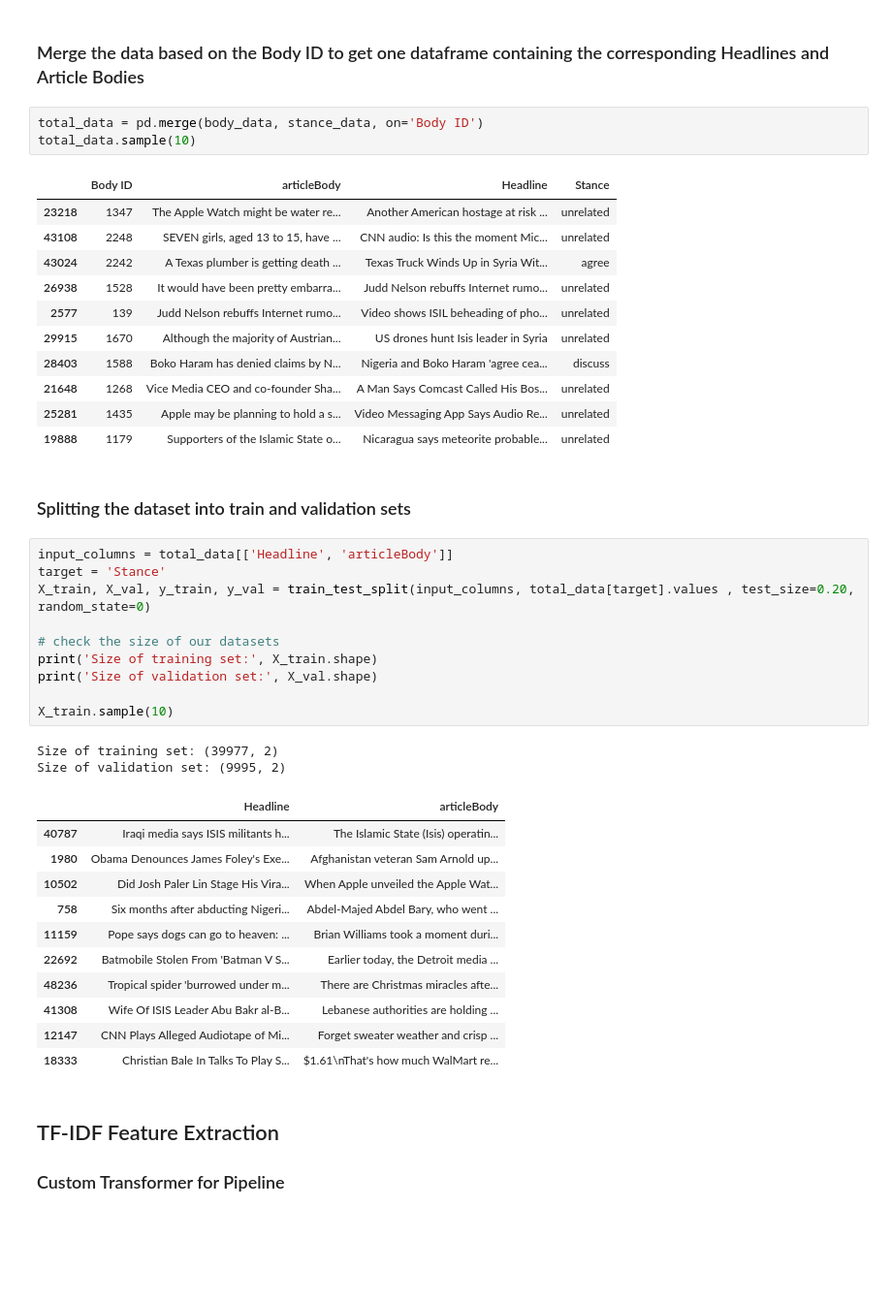
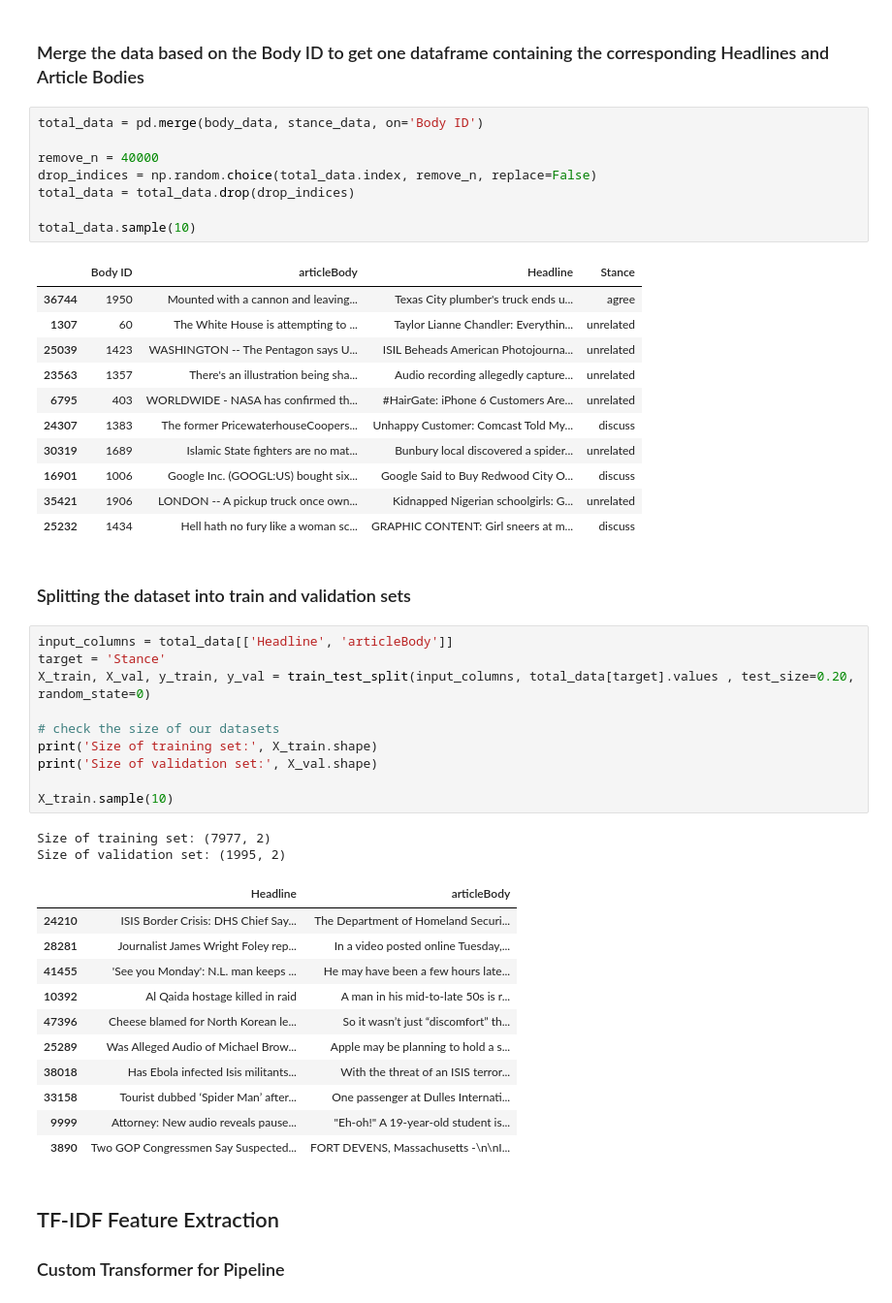
Before and after one commit to FaiZaman/Fake-News-Detection-with-Natural-Language-Processing, a Jupyter notebook: Fake_News_Challenge_Classifier.ipynb, the cells around one changed output. Shown at 97% size. Drawn from its saved outputs; the diff is of its cells as text; blank space fills up the shorter version.

```diff
--- a/Fake_News_Challenge_Classifier.ipynb
+++ b/Fake_News_Challenge_Classifier.ipynb
@@ -44,19 +50,24 @@ body_data.sample(10)
 ### Merge the data based on the Body ID to get one dataframe containing the corresponding Headlines and Article Bodies
 # %%
 total_data = pd.merge(body_data, stance_data, on='Body ID')
+
+remove_n = 40000
+drop_indices = np.random.choice(total_data.index, remove_n, replace=False)
+total_data = total_data.drop(drop_indices)
+
 total_data.sample(10)
 # %% [output]
 |  | Body ID | articleBody | Headline | Stance |
-| 23218 | 1347 | The Apple Watch might be water re... | Another American hostage at risk ... | unrelated |
-| 43108 | 2248 | SEVEN girls, aged 13 to 15, have ... | CNN audio: Is this the moment Mic... | unrelated |
-| 43024 | 2242 | A Texas plumber is getting death ... | Texas Truck Winds Up in Syria Wit... | agree |
-| 26938 | 1528 | It would have been pretty embarra... | Judd Nelson rebuffs Internet rumo... | unrelated |
-| 2577 | 139 | Judd Nelson rebuffs Internet rumo... | Video shows ISIL beheading of pho... | unrelated |
-| 29915 | 1670 | Although the majority of Austrian... | US drones hunt Isis leader in Syria | unrelated |
-| 28403 | 1588 | Boko Haram has denied claims by N... | Nigeria and Boko Haram 'agree cea... | discuss |
-| 21648 | 1268 | Vice Media CEO and co-founder Sha... | A Man Says Comcast Called His Bos... | unrelated |
-| 25281 | 1435 | Apple may be planning to hold a s... | Video Messaging App Says Audio Re... | unrelated |
-| 19888 | 1179 | Supporters of the Islamic State o... | Nicaragua says meteorite probable... | unrelated |
+| 36744 | 1950 | Mounted with a cannon and leaving... | Texas City plumber's truck ends u... | agree |
+| 1307 | 60 | The White House is attempting to ... | Taylor Lianne Chandler: Everythin... | unrelated |
+| 25039 | 1423 | WASHINGTON -- The Pentagon says U... | ISIL Beheads American Photojourna... | unrelated |
+| 23563 | 1357 | There's an illustration being sha... | Audio recording allegedly capture... | unrelated |
+| 6795 | 403 | WORLDWIDE - NASA has confirmed th... | #HairGate: iPhone 6 Customers Are... | unrelated |
+| 24307 | 1383 | The former PricewaterhouseCoopers... | Unhappy Customer: Comcast Told My... | discuss |
+| 30319 | 1689 | Islamic State fighters are no mat... | Bunbury local discovered a spider... | unrelated |
+| 16901 | 1006 | Google Inc. (GOOGL:US) bought six... | Google Said to Buy Redwood City O... | discuss |
+| 35421 | 1906 | LONDON -- A pickup truck once own... | Kidnapped Nigerian schoolgirls: G... | unrelated |
+| 25232 | 1434 | Hell hath no fury like a woman sc... | GRAPHIC CONTENT: Girl sneers at m... | discuss |
 # %% [markdown]
 ### Splitting the dataset into train and validation sets
 # %%
@@ -70,19 +81,19 @@ print('Size of validation set:', X_val.shape)
 
 X_train.sample(10)
 # %% [output]
-Size of training set: (39977, 2)
-Size of validation set: (9995, 2)
+Size of training set: (7977, 2)
+Size of validation set: (1995, 2)
 |  | Headline | articleBody |
-| 40787 | Iraqi media says ISIS militants h... | The Islamic State (Isis) operatin... |
-| 1980 | Obama Denounces James Foley's Exe... | Afghanistan veteran Sam Arnold up... |
-| 10502 | Did Josh Paler Lin Stage His Vira... | When Apple unveiled the Apple Wat... |
-| 758 | Six months after abducting Nigeri... | Abdel-Majed Abdel Bary, who went ... |
-| 11159 | Pope says dogs can go to heaven: ... | Brian Williams took a moment duri... |
-| 22692 | Batmobile Stolen From 'Batman V S... | Earlier today, the Detroit media ... |
-| 48236 | Tropical spider 'burrowed under m... | There are Christmas miracles afte... |
-| 41308 | Wife Of ISIS Leader Abu Bakr al-B... | Lebanese authorities are holding ... |
-| 12147 | CNN Plays Alleged Audiotape of Mi... | Forget sweater weather and crisp ... |
-| 18333 | Christian Bale In Talks To Play S... | $1.61\nThat's how much WalMart re... |
+| 24210 | ISIS Border Crisis: DHS Chief Say... | The Department of Homeland Securi... |
+| 28281 | Journalist James Wright Foley rep... | In a video posted online Tuesday,... |
+| 41455 | 'See you Monday': N.L. man keeps ... | He may have been a few hours late... |
+| 10392 | Al Qaida hostage killed in raid | A man in his mid-to-late 50s is r... |
+| 47396 | Cheese blamed for North Korean le... | So it wasn’t just “discomfort” th... |
+| 25289 | Was Alleged Audio of Michael Brow... | Apple may be planning to hold a s... |
+| 38018 | Has Ebola infected Isis militants... | With the threat of an ISIS terror... |
+| 33158 | Tourist dubbed ‘Spider Man’ after... | One passenger at Dulles Internati... |
+| 9999 | Attorney: New audio reveals pause... | "Eh-oh!" A 19-year-old student is... |
+| 3890 | Two GOP Congressmen Say Suspected... | FORT DEVENS, Massachusetts -\n\nI... |
 # %% [markdown]
 ## TF-IDF Feature Extraction
 ### Custom Transformer for Pipeline
```
Also changed, not shown: parts of 15 cells of this notebook.
